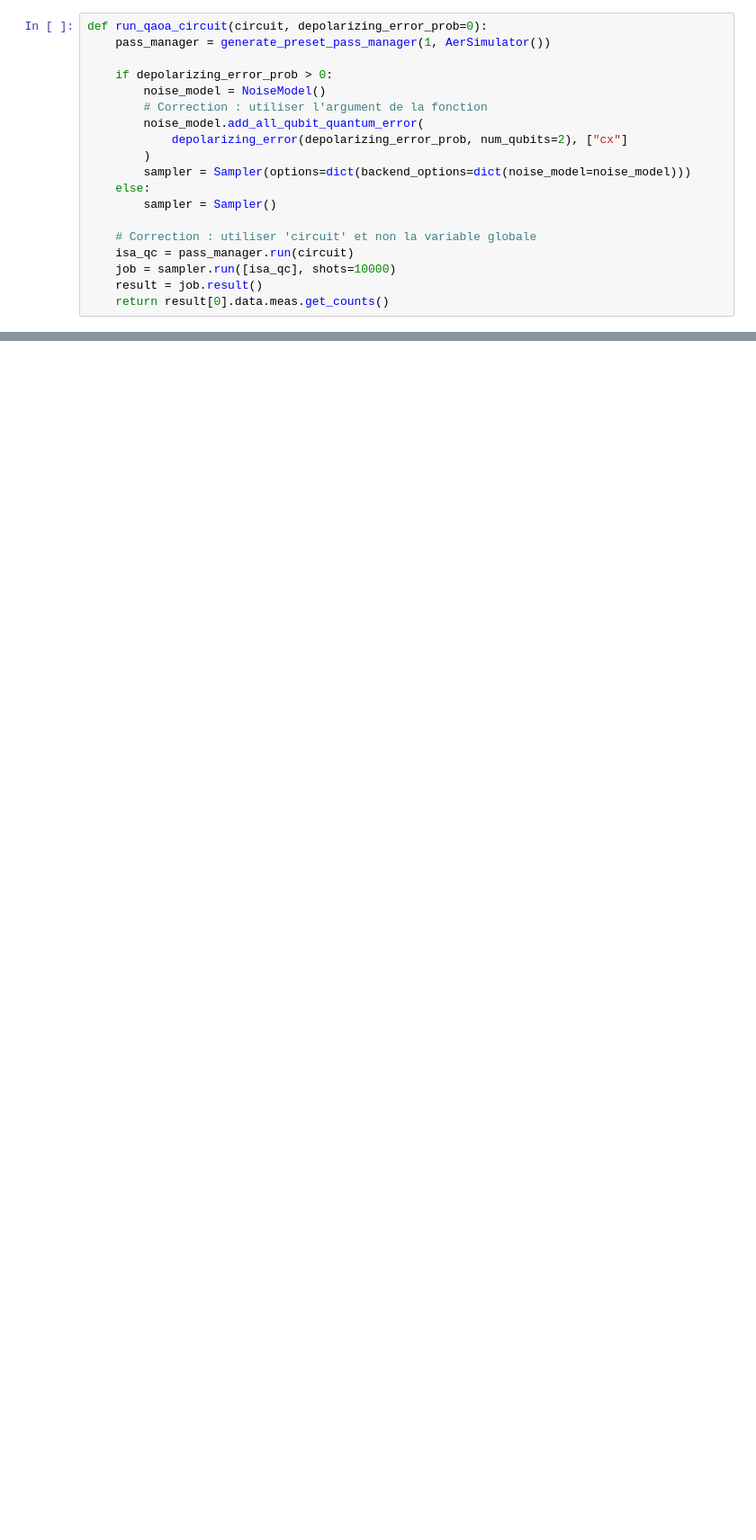
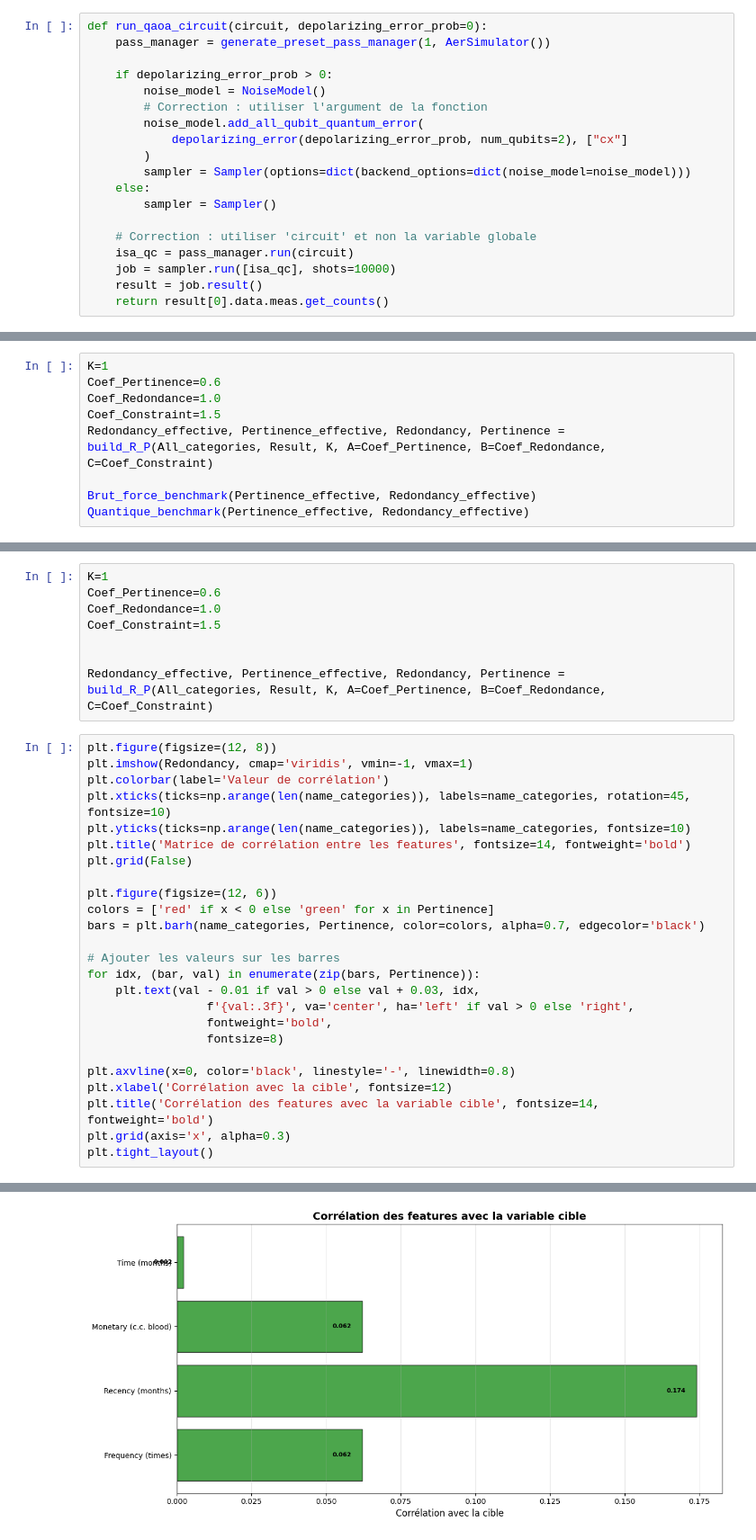
Before and after one commit to hugopgs/Application_Informatique_Quantique, a Jupyter notebook: Projet Noté/Projet.ipynb, the cells around one changed output, grey strips where cells are left out. Shown at 90% size. Drawn from its saved outputs; the diff is of its cells as text; blank space fills up the shorter version.

```diff
--- a/Projet Noté/Projet.ipynb
+++ b/Projet Noté/Projet.ipynb
@@ -459,0 +633,9 @@ plot_histogram(res,
+# %%
+K=1
+Coef_Pertinence=0.6
+Coef_Redondance=1.0
+Coef_Constraint=1.5
+Redondancy_effective, Pertinence_effective, Redondancy, Pertinence = build_R_P(All_categories, Result, K, A=Coef_Pertinence, B=Coef_Redondance, C=Coef_Constraint)
+
+Brut_force_benchmark(Pertinence_effective, Redondancy_effective)
+Quantique_benchmark(Pertinence_effective, Redondancy_effective)
@@ -459,0 +722,34 @@ plot_histogram(res,
+# %%
+K=1
+Coef_Pertinence=0.6
+Coef_Redondance=1.0
+Coef_Constraint=1.5
+
+
+Redondancy_effective, Pertinence_effective, Redondancy, Pertinence = build_R_P(All_categories, Result, K, A=Coef_Pertinence, B=Coef_Redondance, C=Coef_Constraint)
+# %%
+plt.figure(figsize=(12, 8))
+plt.imshow(Redondancy, cmap='viridis', vmin=-1, vmax=1)
+plt.colorbar(label='Valeur de corrélation')
+plt.xticks(ticks=np.arange(len(name_categories)), labels=name_categories, rotation=45, fontsize=10)
+plt.yticks(ticks=np.arange(len(name_categories)), labels=name_categories, fontsize=10)
+plt.title('Matrice de corrélation entre les features', fontsize=14, fontweight='bold')
+plt.grid(False)
+
+plt.figure(figsize=(12, 6))
+colors = ['red' if x < 0 else 'green' for x in Pertinence]
+bars = plt.barh(name_categories, Pertinence, color=colors, alpha=0.7, edgecolor='black')
+
+# Ajouter les valeurs sur les barres
+for idx, (bar, val) in enumerate(zip(bars, Pertinence)):
+    plt.text(val - 0.01 if val > 0 else val + 0.03, idx,
+                 f'{val:.3f}', va='center', ha='left' if val > 0 else 'right',
+                 fontweight='bold',
+                 fontsize=8)
+
+plt.axvline(x=0, color='black', linestyle='-', linewidth=0.8)
+plt.xlabel('Corrélation avec la cible', fontsize=12)
+plt.title('Corrélation des features avec la variable cible', fontsize=14, fontweight='bold')
+plt.grid(axis='x', alpha=0.3)
+plt.tight_layout()
+# %% [output]
@@ -459,0 +757 @@ plot_histogram(res,
+[figure, added]
```
Also changed, not shown: parts of 35 cells of this notebook.
